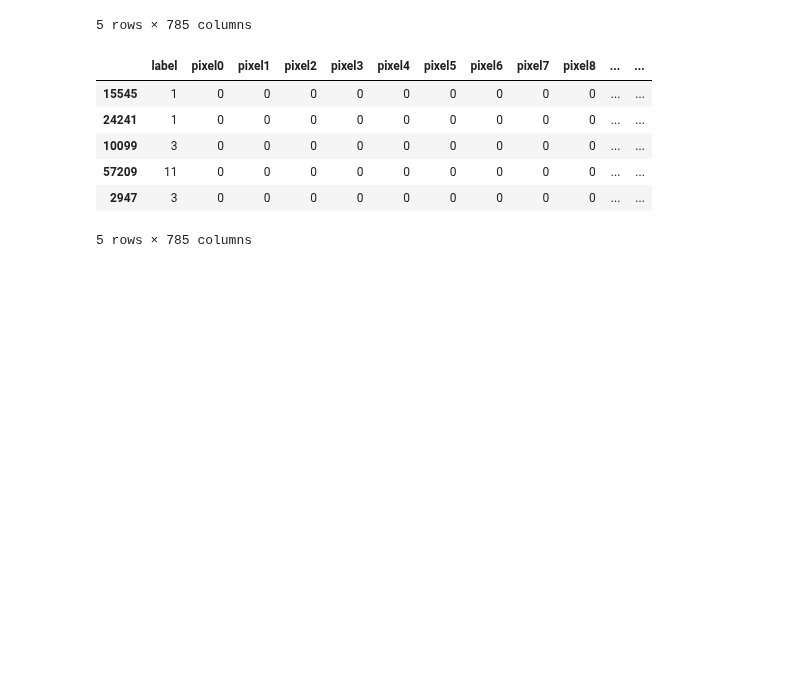
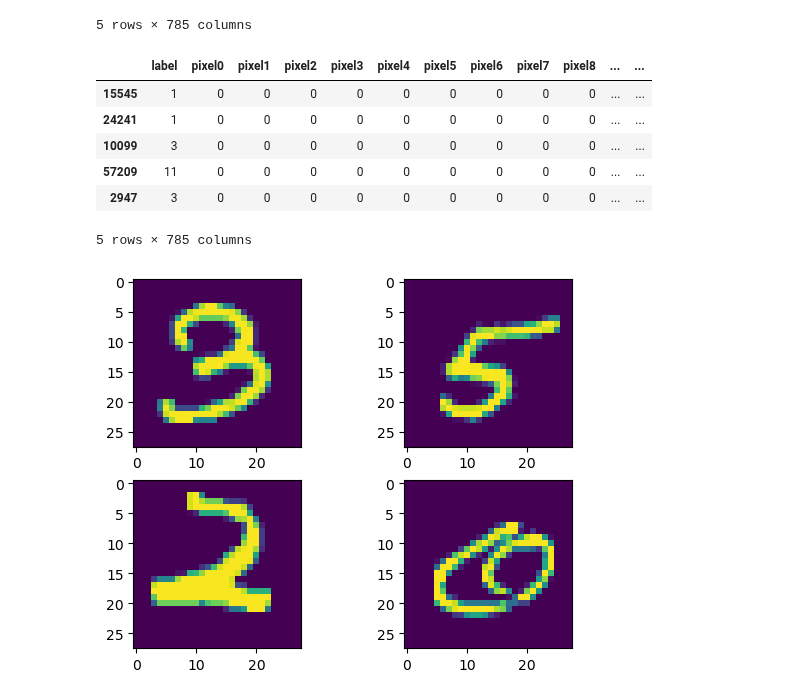
Before and after one commit to PeterOstr/kaggle, a Jupyter notebook: mnist_autoenc/autoenc.ipynb, the cells around one changed output. Cells and saved outputs as stored; diff of their text form; code cells hidden in the pictures; blank space fills up the shorter version.

```diff
--- a/mnist_autoenc/autoenc.ipynb
+++ b/mnist_autoenc/autoenc.ipynb
@@ -80,3 +80,34 @@ valid.head()
 | 57209 | 11 | 0 | 0 | 0 | 0 | 0 | 0 | 0 | 0 | 0 | ... | ... |
 | 2947 | 3 | 0 | 0 | 0 | 0 | 0 | 0 | 0 | 0 | 0 | ... | ... |
 5 rows × 785 columns
+# %%
+# X's
+X_train = train.drop(['label'], axis = 1)
+X_valid = valid.drop(['label'], axis = 1)
+
+# labels
+y_train = train['label']
+y_valid = valid['label']
+
+# Normalize and reshape
+X_train = X_train.astype('float32') / 255.
+X_train = X_train.values.reshape(-1,28,28,1)
+
+X_valid = X_valid.astype('float32') / 255.
+X_valid = X_valid.values.reshape(-1,28,28,1)
+# %%
+plt.figure(1)
+plt.subplot(221)
+plt.imshow(X_train[13][:,:,0])
+
+plt.subplot(222)
+plt.imshow(X_train[690][:,:,0])
+
+plt.subplot(223)
+plt.imshow(X_train[2375][:,:,0])
+
+plt.subplot(224)
+plt.imshow(X_train[42013][:,:,0])
+plt.show()
+# %% [output]
+[figure, added]
```
Also changed, not shown: parts of 1 cell of this notebook.
